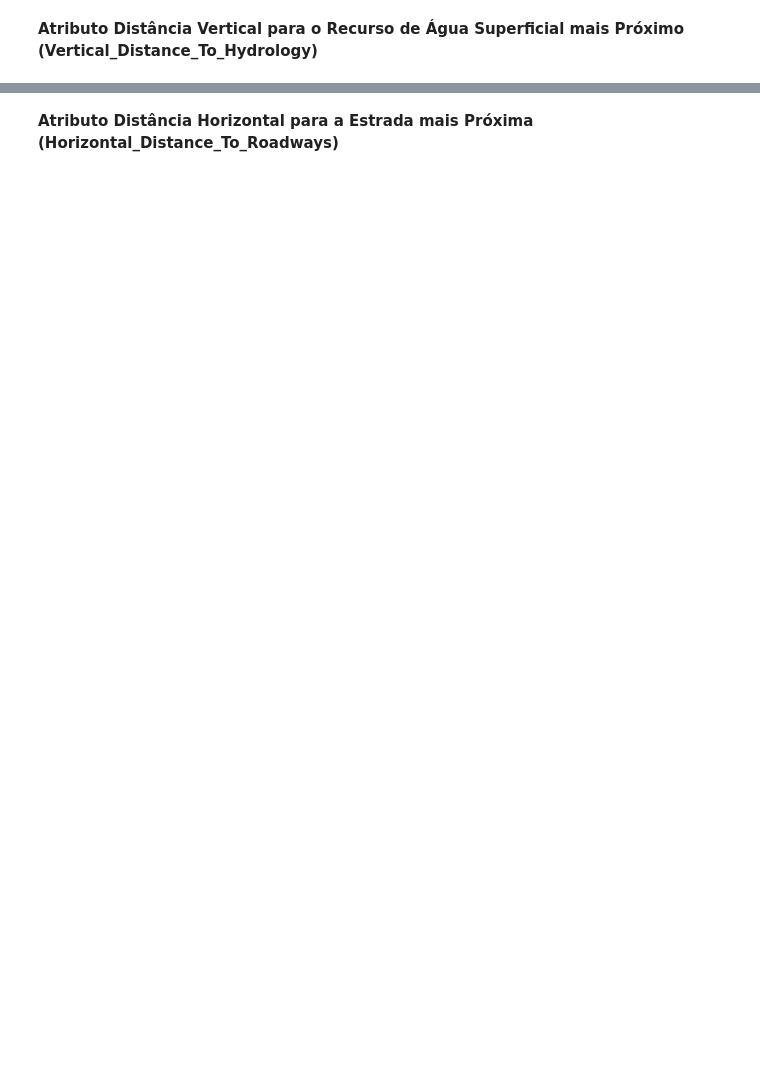
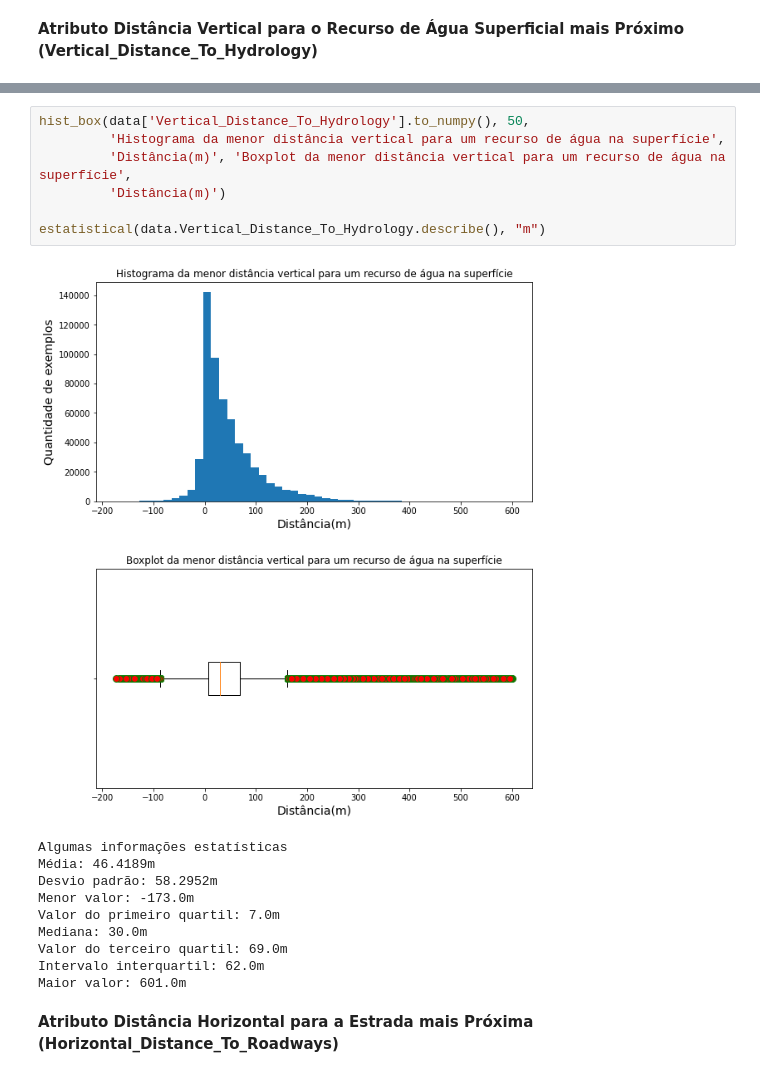
Before and after one commit to elloa-uea/projeto-pratico-3-rna-pp3-team-equilibrium, a Jupyter notebook: notebooks/PP3.2 - Conhecendo o Conjunto de Dados.ipynb, the cells around one changed output, grey strips where cells are left out. Drawn from its saved outputs; the diff is of its cells as text; blank space fills up the shorter version.

```diff
--- a/notebooks/PP3.2 - Conhecendo o Conjunto de Dados.ipynb
+++ b/notebooks/PP3.2 - Conhecendo o Conjunto de Dados.ipynb
@@ -427,2 +301,20 @@ Maior valor: 601.0m
+# %%
+hist_box(data['Vertical_Distance_To_Hydrology'].to_numpy(), 50,
+         'Histograma da menor distância vertical para um recurso de água na superfície',
+         'Distância(m)', 'Boxplot da menor distância vertical para um recurso de água na superfície',
+         'Distância(m)')
+
+estatistical(data.Vertical_Distance_To_Hydrology.describe(), "m")
+# %% [output]
+[figure, added]
+Algumas informações estatísticas
+Média: 46.4189m
+Desvio padrão: 58.2952m
+Menor valor: -173.0m
+Valor do primeiro quartil: 7.0m
+Mediana: 30.0m
+Valor do terceiro quartil: 69.0m
+Intervalo interquartil: 62.0m
+Maior valor: 601.0m
 # %% [markdown]
 **Atributo Distância Horizontal para a Estrada mais Próxima (Horizontal_Distance_To_Roadways)**
```
Also changed, not shown: parts of 24 cells of this notebook.
